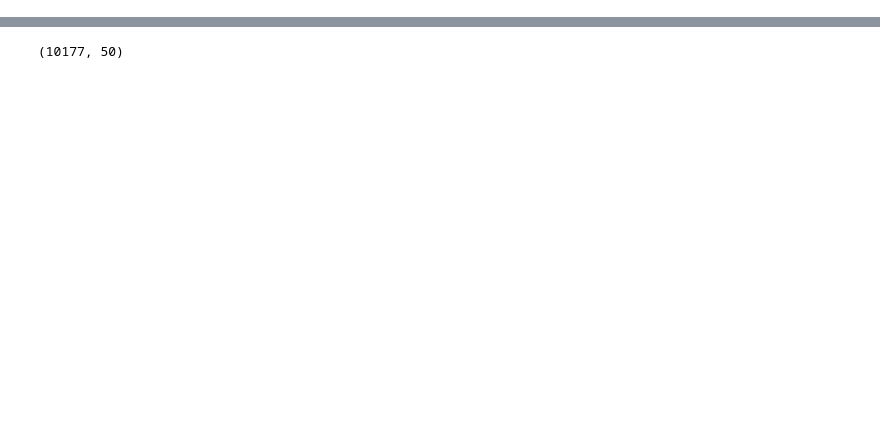
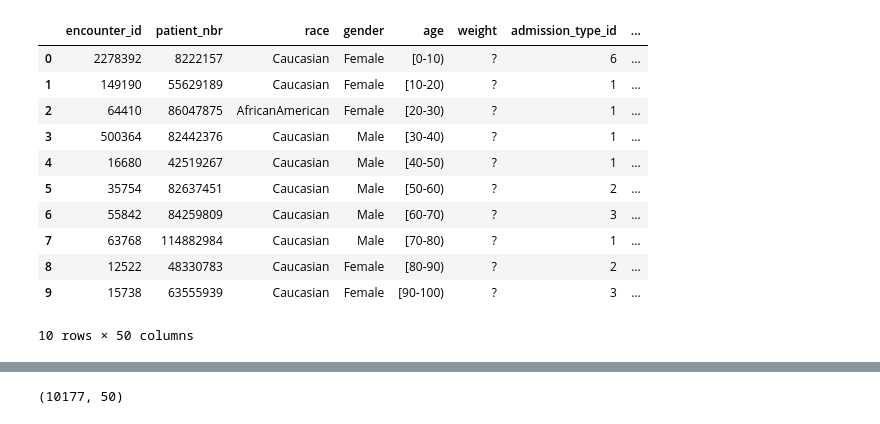
Before and after one commit to pting302/AI_for_Bias_Detection_Healthcare, a Jupyter notebook: Models/Network_Model.ipynb, the cells around one changed output, grey strips where cells are left out. Drawn from its saved outputs; the diff is of its cells as text; code cells hidden in the pictures; blank space fills up the shorter version.

```diff
--- a/Models/Network_Model.ipynb
+++ b/Models/Network_Model.ipynb
@@ -23,0 +32,15 @@ df_test.head(10)
+# %%
+df_train.head(10)
+# %% [output]
+|  | encounter_id | patient_nbr | race | gender | age | weight | admission_type_id | ... |
+| 0 | 2278392 | 8222157 | Caucasian | Female | [0-10) | ? | 6 | ... |
+| 1 | 149190 | 55629189 | Caucasian | Female | [10-20) | ? | 1 | ... |
+| 2 | 64410 | 86047875 | AfricanAmerican | Female | [20-30) | ? | 1 | ... |
+| 3 | 500364 | 82442376 | Caucasian | Male | [30-40) | ? | 1 | ... |
+| 4 | 16680 | 42519267 | Caucasian | Male | [40-50) | ? | 1 | ... |
+| 5 | 35754 | 82637451 | Caucasian | Male | [50-60) | ? | 2 | ... |
+| 6 | 55842 | 84259809 | Caucasian | Male | [60-70) | ? | 3 | ... |
+| 7 | 63768 | 114882984 | Caucasian | Male | [70-80) | ? | 1 | ... |
+| 8 | 12522 | 48330783 | Caucasian | Female | [80-90) | ? | 2 | ... |
+| 9 | 15738 | 63555939 | Caucasian | Female | [90-100) | ? | 3 | ... |
+10 rows × 50 columns
```
Also changed, not shown: parts of 18 cells of this notebook.
